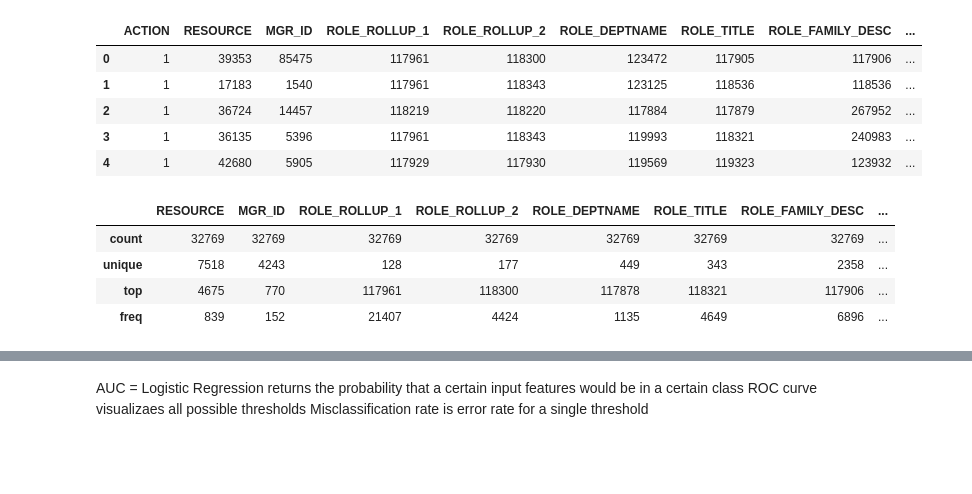
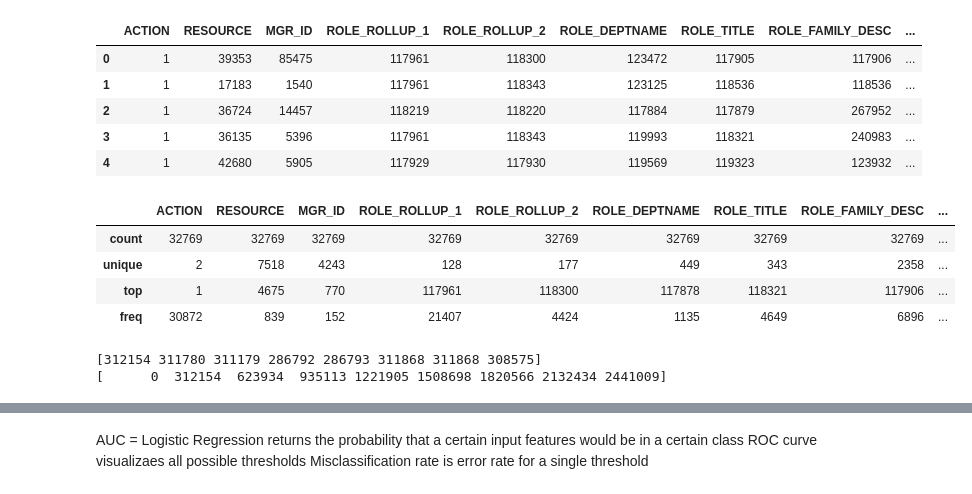
Before and after one commit to chenjennhaur/machinelearning, a Jupyter notebook: Amazon Challenge.ipynb, the cells around one changed output, grey strips where cells are left out. Cells and saved outputs as stored; diff of their text form; code cells hidden in the pictures; blank space fills up the shorter version.

```diff
--- a/Amazon Challenge.ipynb
+++ b/Amazon Challenge.ipynb
@@ -23,16 +25,16 @@ df.head()
 # %%
 #len(df['RESOURCE'].value_counts())
 #df['RESOURCE'].plot.hist(bins=7518)
 
-df_c = df.iloc[:,1:10]
+#dfc = df.iloc[:,1:10]
+dfc = df.iloc[:,:]
+for col in df.columns:
+  dfc[col] = df[col].astype('category')
 
-for col in df.columns[1:]:
-  df_c[col] = df[col].astype('category')
-
-df_c.describe()
+dfc.describe()
 # %% [output]
-|  | RESOURCE | MGR_ID | ROLE_ROLLUP_1 | ROLE_ROLLUP_2 | ROLE_DEPTNAME | ROLE_TITLE | ROLE_FAMILY_DESC | ... |
-| count | 32769 | 32769 | 32769 | 32769 | 32769 | 32769 | 32769 | ... |
-| unique | 7518 | 4243 | 128 | 177 | 449 | 343 | 2358 | ... |
-| top | 4675 | 770 | 117961 | 118300 | 117878 | 118321 | 117906 | ... |
-| freq | 839 | 152 | 21407 | 4424 | 1135 | 4649 | 6896 | ... |
+|  | ACTION | RESOURCE | MGR_ID | ROLE_ROLLUP_1 | ROLE_ROLLUP_2 | ROLE_DEPTNAME | ROLE_TITLE | ROLE_FAMILY_DESC | ... |
+| count | 32769 | 32769 | 32769 | 32769 | 32769 | 32769 | 32769 | 32769 | ... |
+| unique | 2 | 7518 | 4243 | 128 | 177 | 449 | 343 | 2358 | ... |
+| top | 1 | 4675 | 770 | 117961 | 118300 | 117878 | 118321 | 117906 | ... |
+| freq | 30872 | 839 | 152 | 21407 | 4424 | 1135 | 4649 | 6896 | ... |
@@ -38,0 +71,6 @@ df_c.describe()
+# %%
+print(encoder.n_values_)
+print(encoder.feature_indices_)
+# %% [output]
+[312154 311780 311179 286792 286793 311868 311868 308575]
+[      0  312154  623934  935113 1221905 1508698 1820566 2132434 2441009]
```
Also changed, not shown: parts of 10 cells of this notebook.
